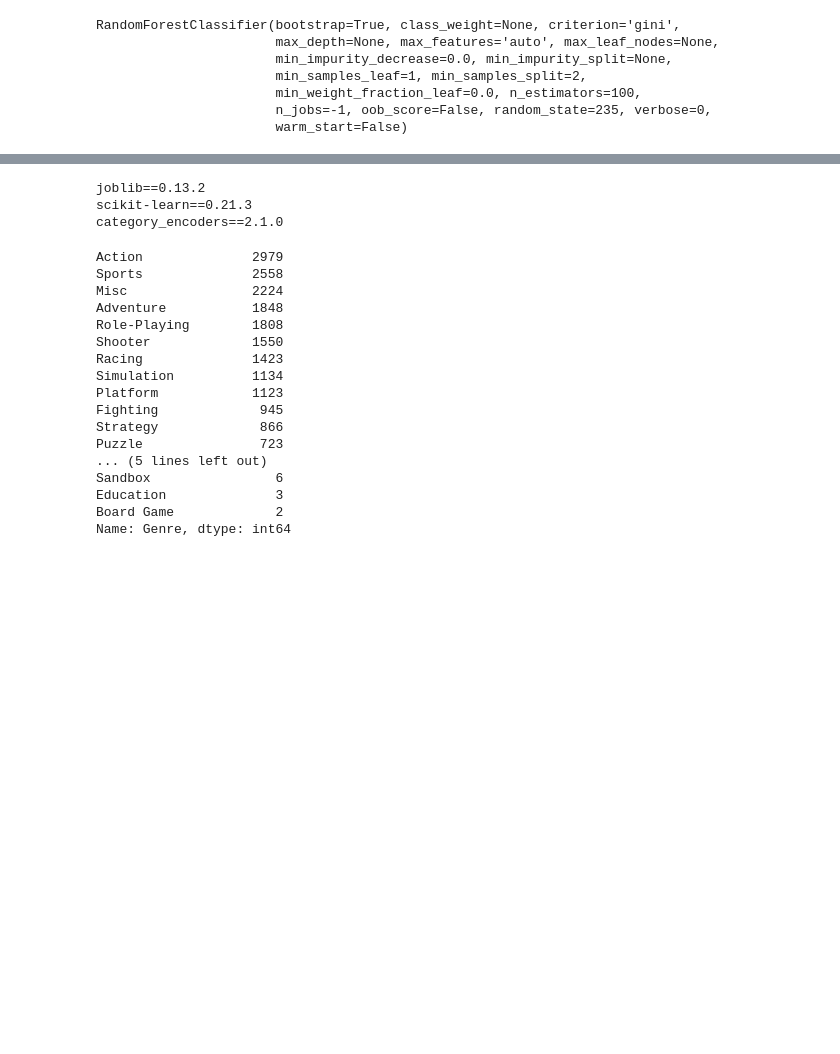
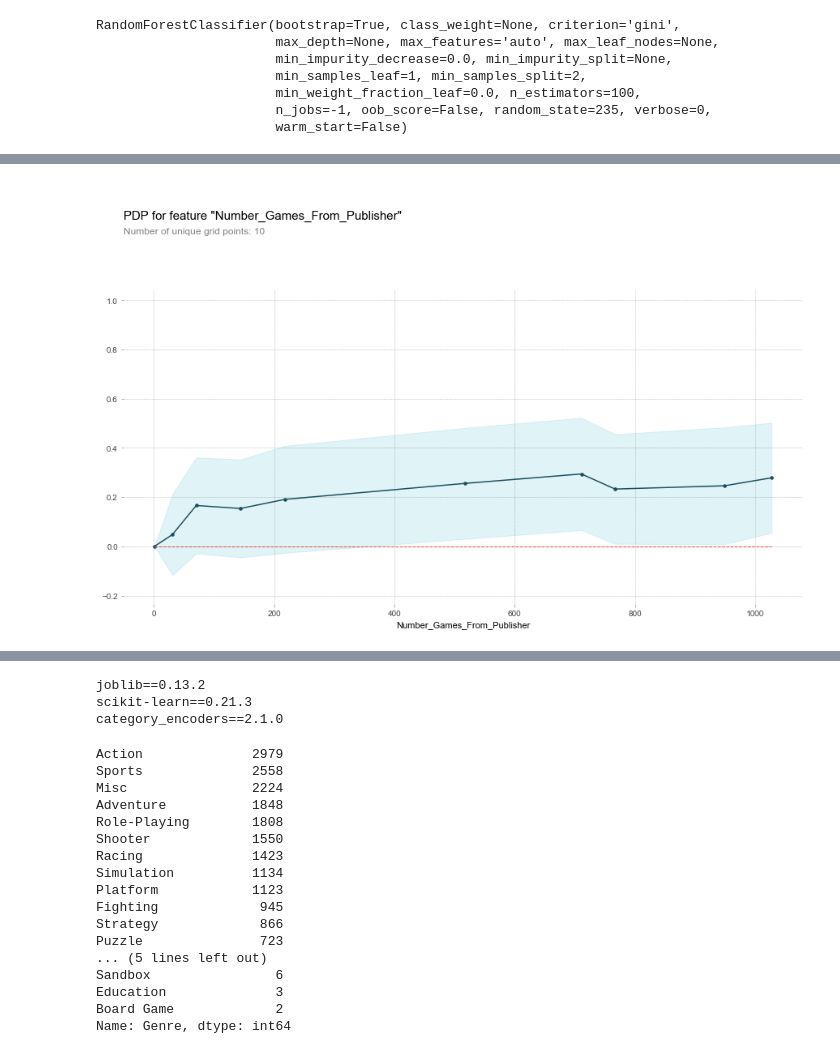
Before and after one commit to TimTree/vgsales-project, a Jupyter notebook: notebooks/notebookTues.ipynb, the cells around one changed output, grey strips where cells are left out. Cells and saved outputs as stored; diff of their text form; code cells hidden in the pictures; blank space fills up the shorter version.

```diff
--- a/notebooks/notebookTues.ipynb
+++ b/notebooks/notebookTues.ipynb
@@ -196,0 +218,13 @@ dump(pipeline, 'pipeline.joblib', compress=True)
+# %%
+feature = 'Number_Games_From_Publisher'
+
+isolated = pdp_isolate(
+    model=pipeline,
+    dataset=X_val.dropna(),
+    model_features=X_val.columns,
+    feature=feature
+)
+
+pdp_plot(isolated, feature_name=feature);
+# %% [output]
+[figure, added]
```
Also changed, not shown: parts of 27 cells of this notebook, 10 other files.
